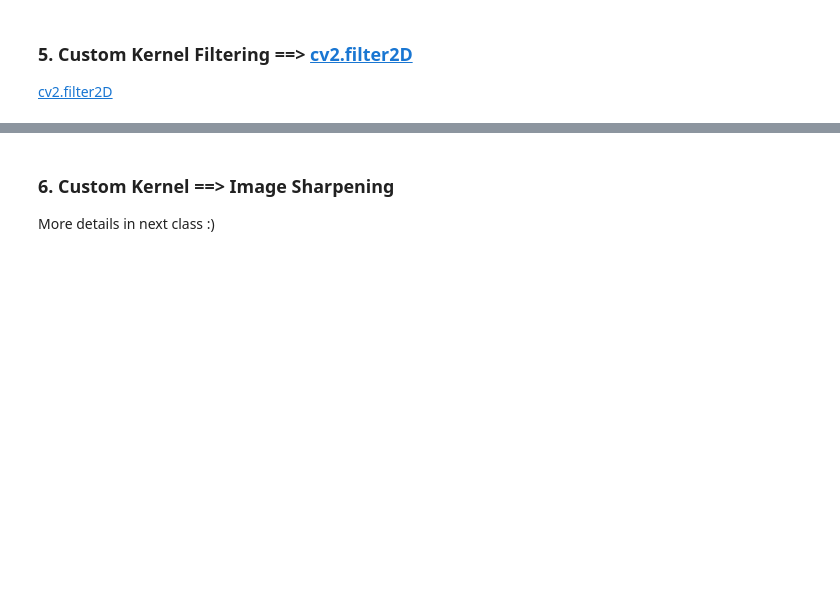
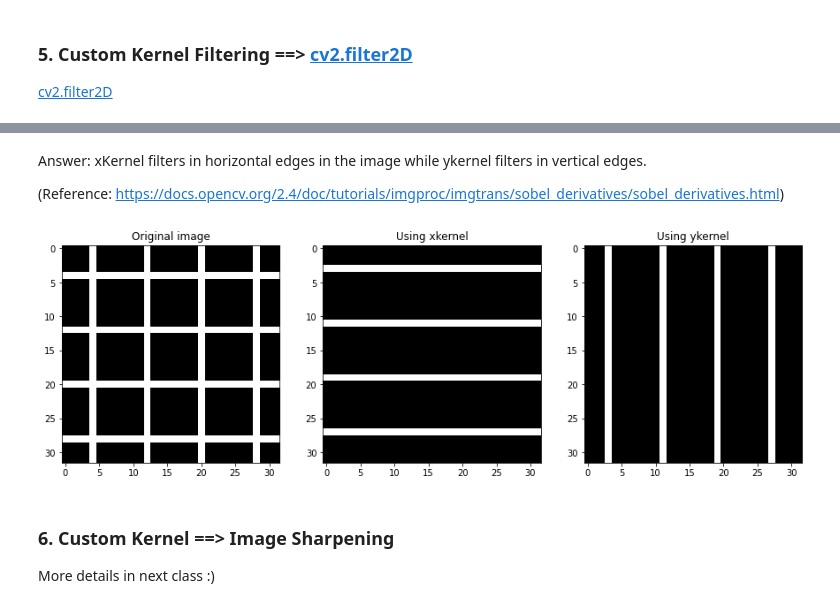
Before and after one commit to Gyoowai/Computer_Vision_2022, a Jupyter notebook: Lab 2 - Basic Numpy & Image Processing.ipynb, the cells around one changed output, grey strips where cells are left out. Drawn from its saved outputs; the diff is of its cells as text; code cells hidden in the pictures; blank space fills up the shorter version.

```diff
--- a/Lab 2 - Basic Numpy & Image Processing.ipynb
+++ b/Lab 2 - Basic Numpy & Image Processing.ipynb
@@ -454,4 +456,30 @@ What are these mysterious kernels do in your opinion?
 '\nWhat are these mysterious kernels do in your opinion?\n\n'
+# %% [markdown]
+Answer: xKernel filters in horizontal edges in the image while ykernel filters in vertical edges.
+
+(Reference: https://docs.opencv.org/2.4/doc/tutorials/imgproc/imgtrans/sobel_derivatives/sobel_derivatives.html)
+# %%
+chessboard = np.array([[0]*32]*32, dtype=np.uint8)
+chessboard[4::8,:] = 255
+chessboard[:,4::8] = 255
+
+xKernel = np.array([[-1,-2,-1],[0,0,0],[1,2,1]])
+yKernel = np.array([[-1,0,1],[-2,0,2],[-1,0,1]])
+filter2DOutput1 = cv2.filter2D(chessboard,-1,xKernel)
+filter2DOutput2 = cv2.filter2D(chessboard,-1,yKernel)
+plt.figure(figsize=(15,15))
+plt.subplot(1,3,1)
+plt.imshow(chessboard, cmap='gray')
+plt.title("Original image")
+plt.subplot(1,3,2)
+plt.imshow(filter2DOutput1, cmap='gray')
+plt.title("Using xkernel")
+plt.subplot(1,3,3)
+plt.imshow(filter2DOutput2, cmap='gray')
+plt.title("Using ykernel")
+plt.show()
+# %% [output]
+[figure, added]
 # %% [markdown]
 ### 6. Custom Kernel ==> Image Sharpening
 More details in next class :)
```
Also changed, not shown: parts of 20 cells of this notebook, 12 other files.
